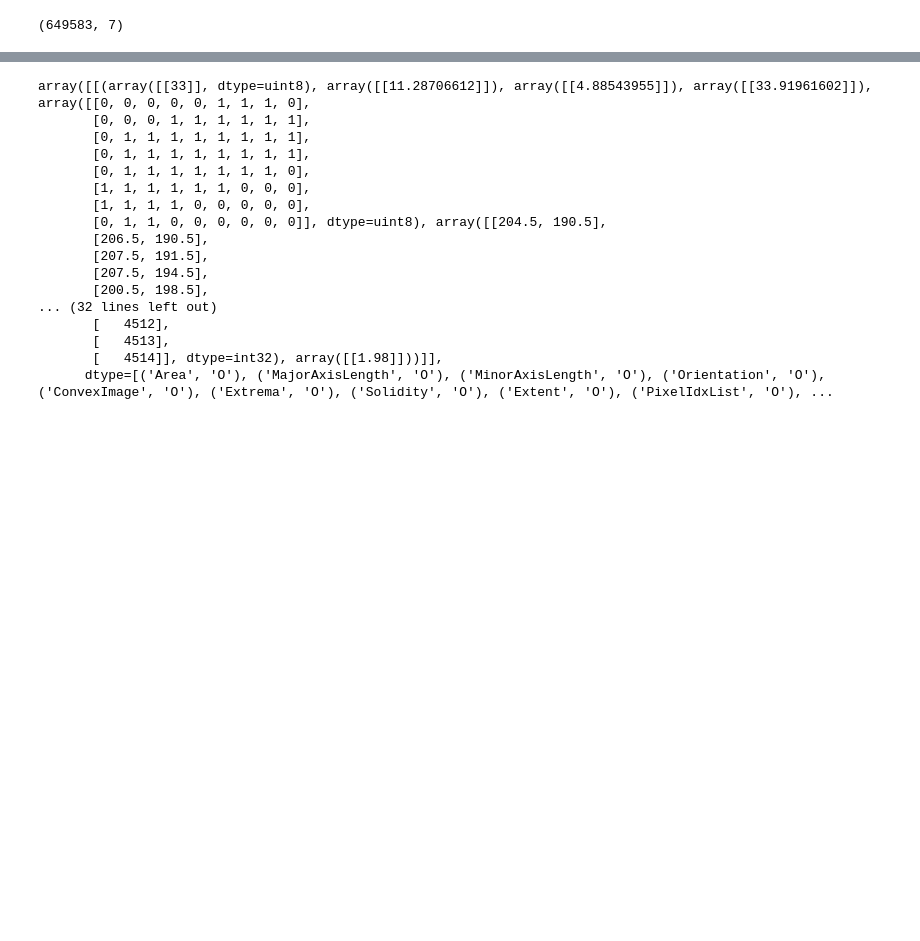
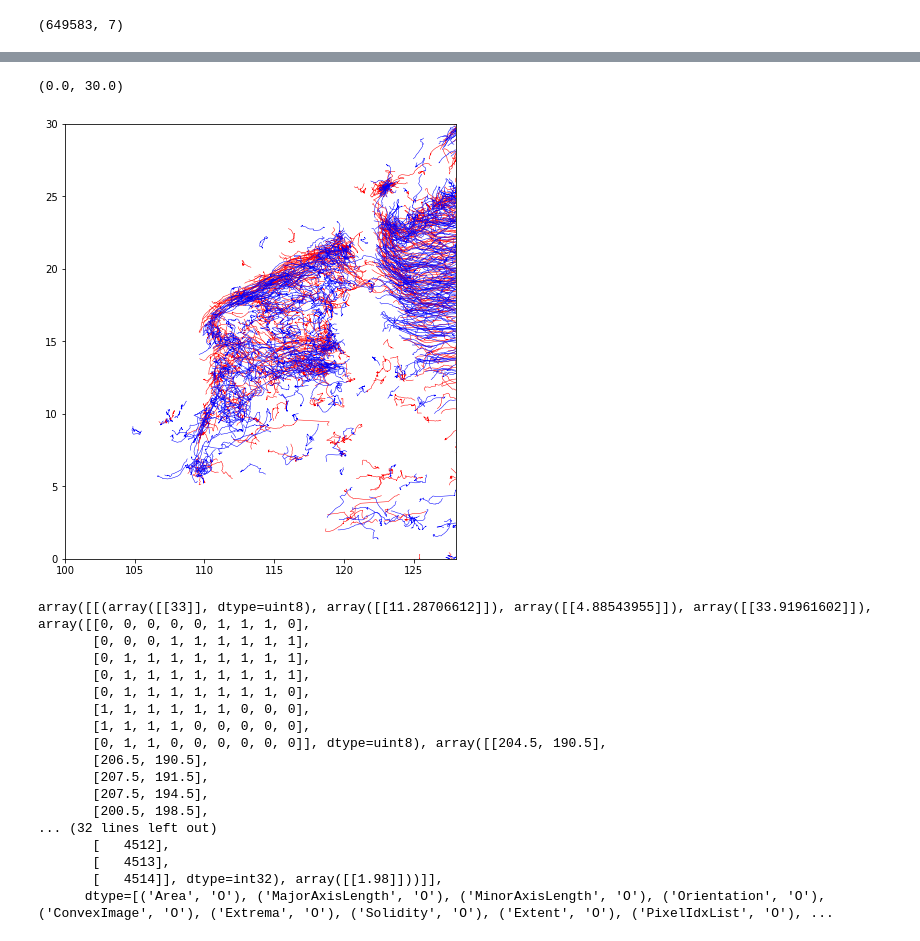
Before and after one commit to liutongya/SCS_Eddy, a Jupyter notebook: processing_SSH_eddy.ipynb, the cells around one changed output, grey strips where cells are left out. Saved outputs shown, nothing was run; the diff lists cells and outputs as text; code cells hidden in the pictures; blank space fills up the shorter version.

```diff
--- a/processing_SSH_eddy.ipynb
+++ b/processing_SSH_eddy.ipynb
@@ -55,3 +59,23 @@ df
+# %%
+fig = plt.figure(figsize=(7, 8))
+
+for num in np.arange(1, 2758103, 1):
+#for num in np.arange(1, 448, 1):
+    df_tmp = df[df.Track_Index == num]
+    if df_tmp.shape[0] >= 30:
+        lontmp = df_tmp.Lon
+        lattmp = df_tmp.Lat
+        cyctmp = df_tmp.Cyc.sum()
+        if cyctmp > 0:
+            plt.plot(lontmp, lattmp, color='r', linewidth=0.5)
+        else:
+            plt.plot(lontmp, lattmp, color='b', linewidth=0.5)
+
+plt.xlim(100, 128)
+plt.ylim(0, 30)
+# %% [output]
+(0.0, 30.0)
+[figure, added]
 # %%
 fn = '/data/home/liutongya/data/doi_10.5061_dryad.gp40h__v1/1994/anticyc_19940101.mat'
 
```
Also changed, not shown: parts of 1 cell of this notebook.
